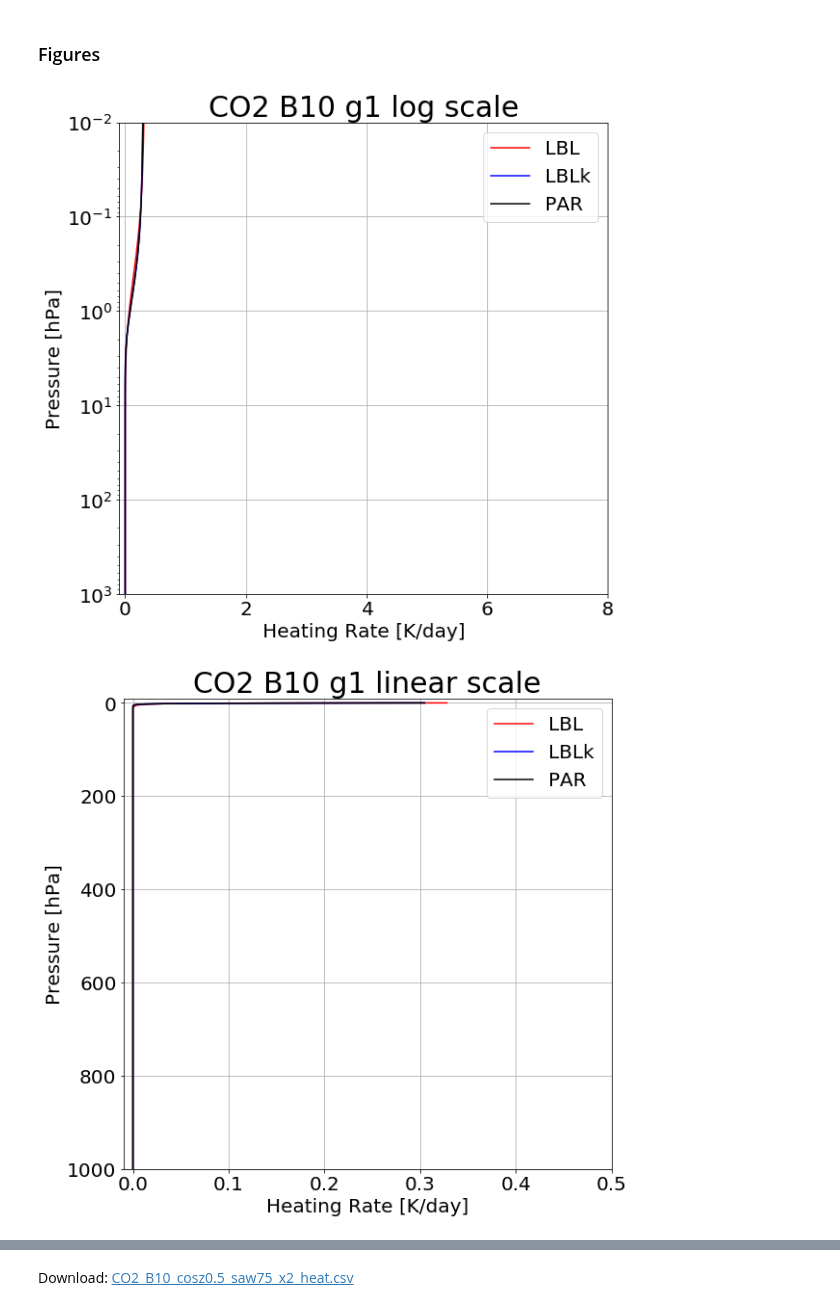
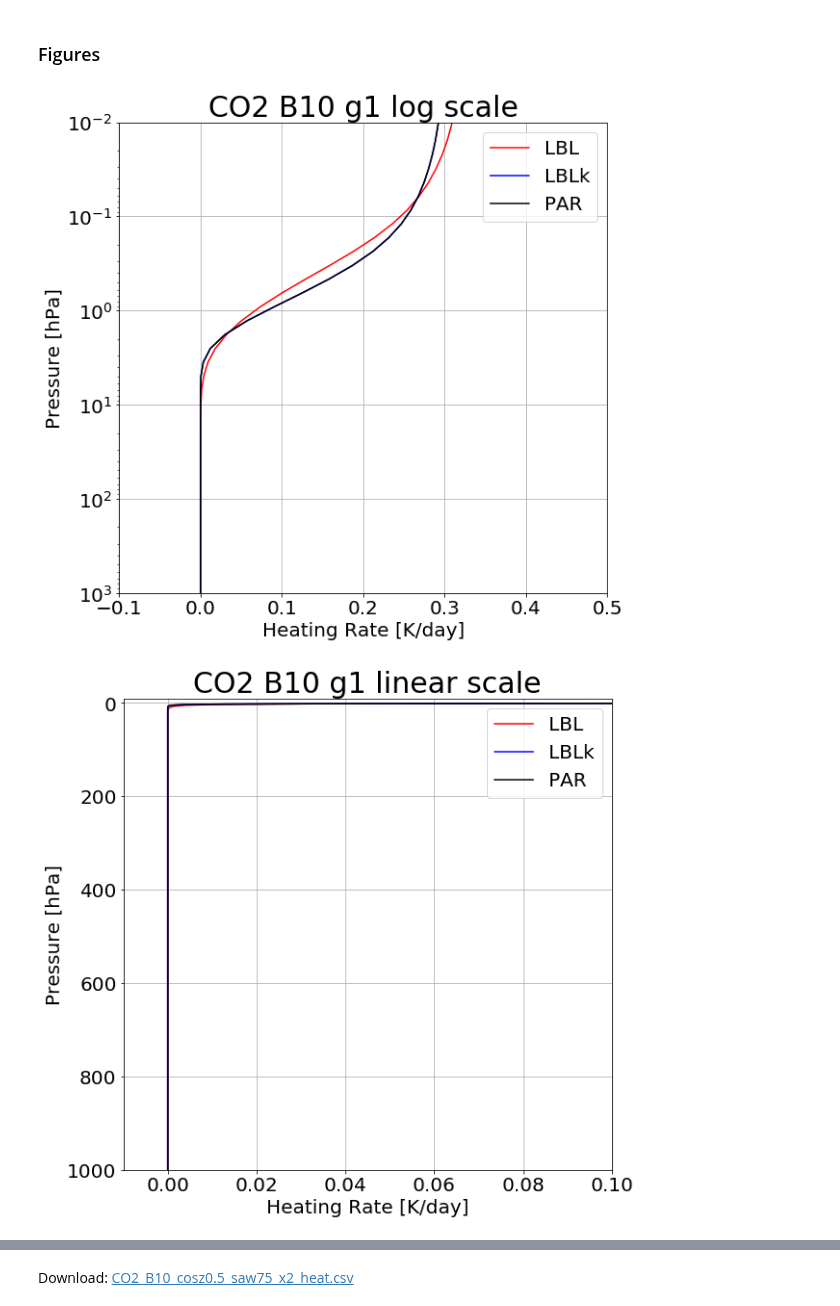
Before and after one commit to kimbuyo/Radiation_SW, a Jupyter notebook: Param/CO2/B10/190213_Result/CO2x2/CO2_B10_cosz0.5_saw75_x2_result.ipynb, the cells around one changed output, grey strips where cells are left out. Drawn from its saved outputs; the diff is of its cells as text; code cells hidden in the pictures.

```diff
--- a/Param/CO2/B10/190213_Result/CO2x2/CO2_B10_cosz0.5_saw75_x2_result.ipynb
+++ b/Param/CO2/B10/190213_Result/CO2x2/CO2_B10_cosz0.5_saw75_x2_result.ipynb
@@ -71,31 +71,31 @@ Download: CO2_B10_cosz0.5_saw75_x2_flux.csv
 # %%
 htr = pd.read_table(path+'new_ng6_all.htr',header=None,sep="\s+",keep_default_na=False,
                     names=['hPa','LBL_g1','LBLk_g1','PAR_g1','LBL_g2','LBLk_g2','PAR_g2','LBL_g3','LBLk_g3','PAR_g3',
                           'LBL_g4','LBLk_g4','PAR_g4','LBL_g5','LBLk_g5','PAR_g5','LBL_g6','LBLk_g6','PAR_g6',
                           'LBL_tot','LBLk_tot','PAR_tot','LBLk - LBL','PAR - LBL'])
 
 params = {'figure.figsize': (20,9),'legend.fontsize': 20,'axes.labelsize': 20,'axes.titlesize': 30,'xtick.labelsize': 20,'ytick.labelsize': 20}
 plt.rcParams.update(params)
 
-max1 = 8
-max2 = 0.5
+max1 = 0.5
+max2 = 0.1
 
 # log scale
 plt.subplot(1,2,1)
 plt.axis([-0.1,max1,1000,0.01])
 plt.grid()
 plt.title('CO2 B10 g1 log scale')
 plt.ylabel('Pressure [hPa]')
 plt.xlabel('Heating Rate [K/day]')
 plt.yscale('log')
 plt.plot(htr['LBL_g1'],htr['hPa'],label='LBL',color='red')
 plt.plot(htr['LBLk_g1'],htr['hPa'],label='LBLk',color='blue')
 plt.plot(htr['PAR_g1'],htr['hPa'],label='PAR',color='black')
 plt.legend()
 
 plt.show()
 # %% [output]
-[figure, old version]
+[figure, new version]
 # %%
 # linear scale
 plt.subplot(1,2,2)
@@ -111,7 +111,7 @@ plt.legend()
 
 plt.show()
 # %% [output]
-[figure, old version]
+[figure, new version]
 # %%
 # log scale
 plt.subplot(1,2,1)
```
Also changed, not shown: parts of 12 cells of this notebook.
